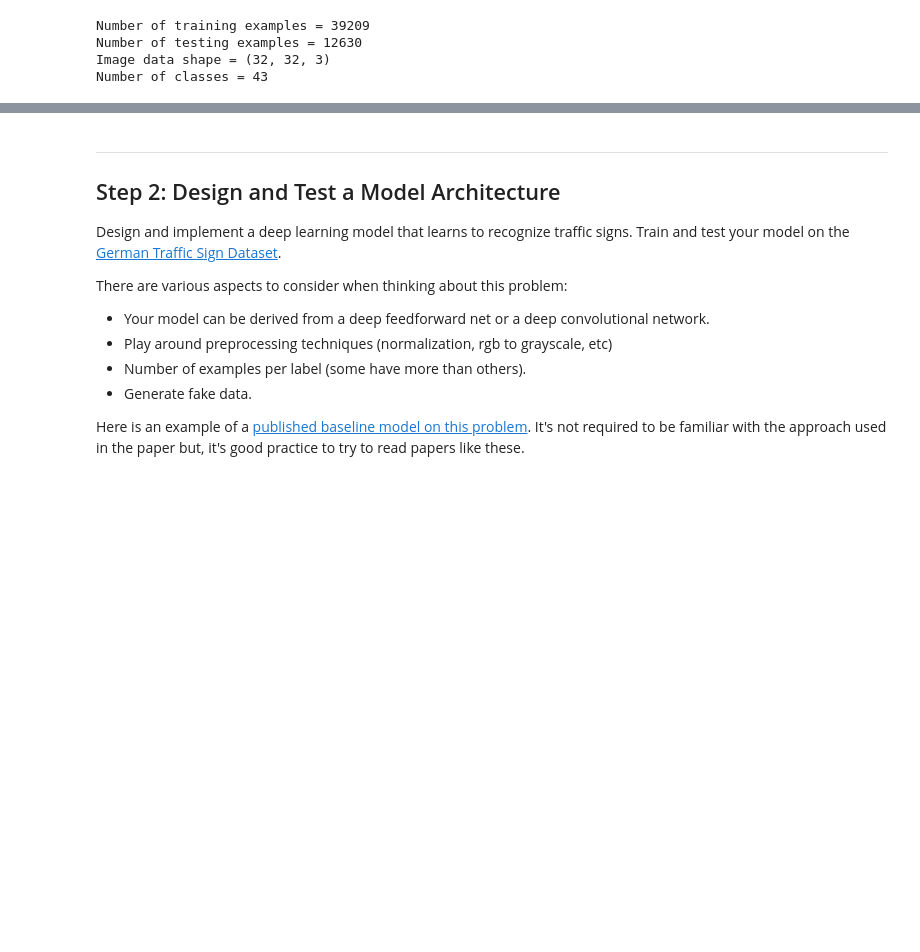
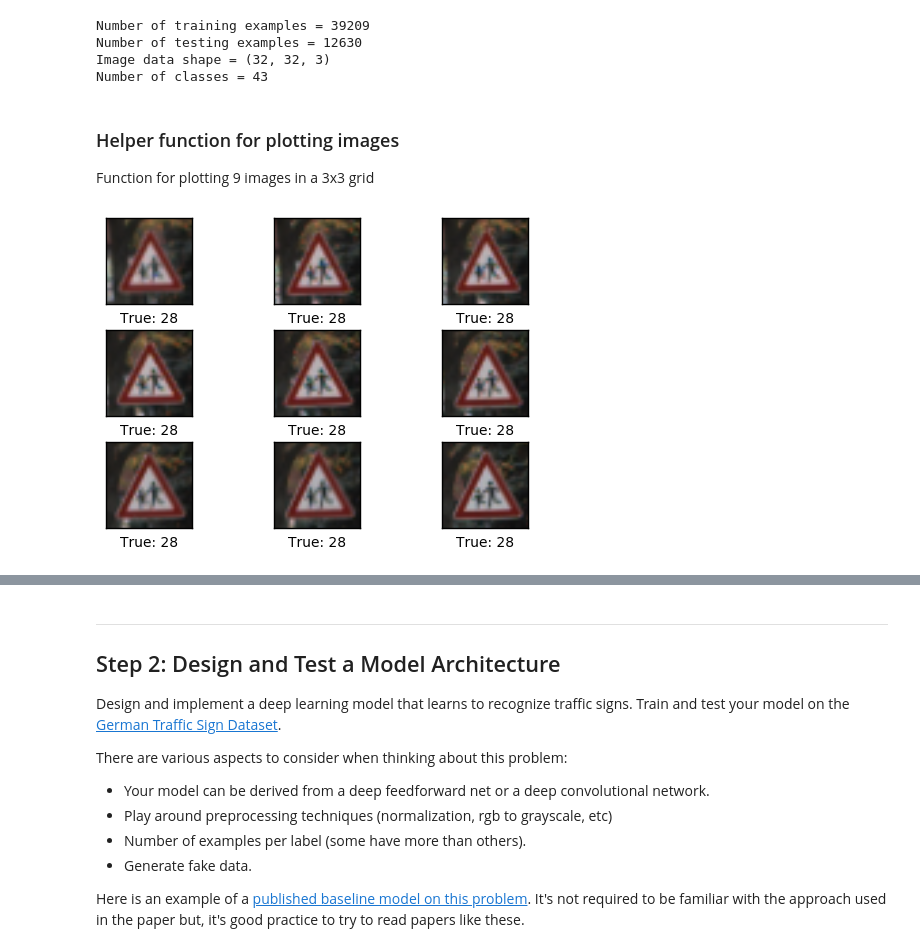
Before and after one commit to matthew-alexander/traffic-signs-tensorflow, a Jupyter notebook: Traffic_Signs_Recognition.ipynb, the cells around one changed output, grey strips where cells are left out. Cells and saved outputs as stored; diff of their text form; code cells hidden in the pictures; blank space fills up the shorter version.

```diff
--- a/Traffic_Signs_Recognition.ipynb
+++ b/Traffic_Signs_Recognition.ipynb
@@ -68,3 +68,6 @@ Number of training examples = 39209
 Number of testing examples = 12630
 Image data shape = (32, 32, 3)
 Number of classes = 43
+# %% [markdown]
+### Helper function for plotting images
+Function for plotting 9 images in a 3x3 grid
@@ -71,3 +79,32 @@ Number of classes = 43
+# %%
+def plot_images(images, cls_true, cls_pred=None):
+    assert len(images) == len(cls_true) == 9
+
+    #create figure with 3x3 sub-plots
+    fig, axes = plt.subplots(3,3)
+    fig.subplots_adjust(hspace=0.3, wspace=0.3)
+
+    for i, ax in enumerate(axes.flat):
+        #plot image
+        ax.imshow(images[i], cmap='binary')
+
+        # show true and predicted classes
+        if cls_pred is None:
+            xlabel = "True: {0}".format(cls_true[i])
+        else:
+            xlabel = "True: {0}, Pred: {1}".format(cls_true[i], cls_pred[i])
+
+        ax.set_xlabel(xlabel)
+
+        # remove ticks from the plot
+        ax.set_xticks([])
+        ax.set_yticks([])
+# %%
+images = X_train[31000:31009]
+cls_true = y_train[31000:31009]
+plot_images(images = images, cls_true = cls_true)
+# %% [output]
+[figure, added]
 # %%
 ### Data exploration visualization goes here.
 ### Feel free to use as many code cells as needed.
```
Also changed, not shown: parts of 6 cells of this notebook.
